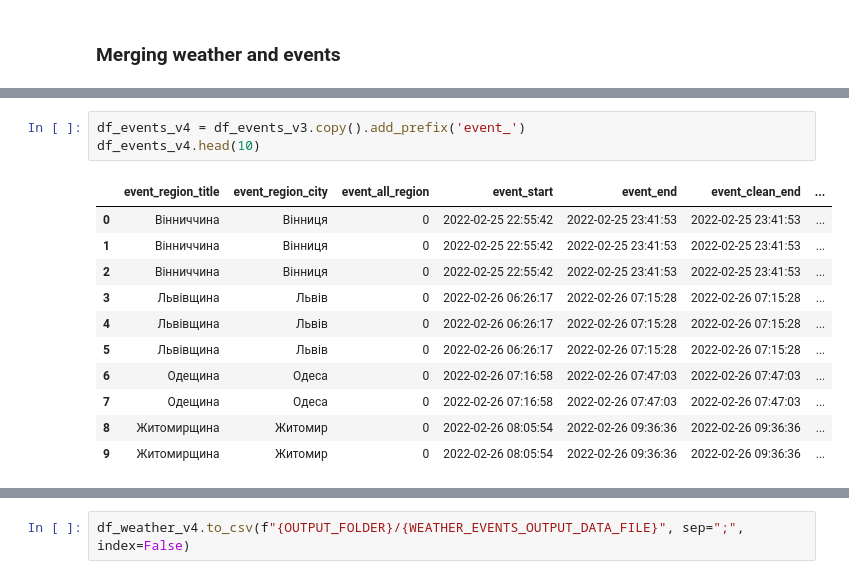
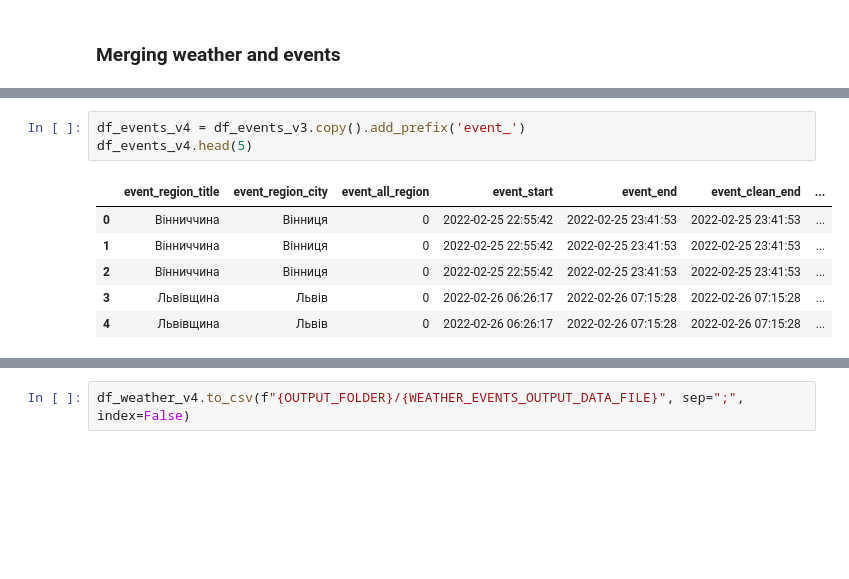
Before and after one commit to tmyroniuk/Naukma_api_project, a Jupyter notebook: 2.3. Data Preprocessing.ipynb, the cells around one changed output, grey strips where cells are left out. Saved outputs shown, nothing was run; the diff lists cells and outputs as text; blank space fills up the shorter version.

```diff
--- a/2.3. Data Preprocessing.ipynb
+++ b/2.3. Data Preprocessing.ipynb
@@ -410,18 +348,13 @@ df_events_v3.head(10)
 # %%
 df_events_v4 = df_events_v3.copy().add_prefix('event_')
-df_events_v4.head(10)
+df_events_v4.head(5)
 # %% [output]
 |  | event_region_title | event_region_city | event_all_region | event_start | event_end | event_clean_end | ... |
 | 0 | Вінниччина | Вінниця | 0 | 2022-02-25 22:55:42 | 2022-02-25 23:41:53 | 2022-02-25 23:41:53 | ... |
 | 1 | Вінниччина | Вінниця | 0 | 2022-02-25 22:55:42 | 2022-02-25 23:41:53 | 2022-02-25 23:41:53 | ... |
 | 2 | Вінниччина | Вінниця | 0 | 2022-02-25 22:55:42 | 2022-02-25 23:41:53 | 2022-02-25 23:41:53 | ... |
 | 3 | Львівщина | Львів | 0 | 2022-02-26 06:26:17 | 2022-02-26 07:15:28 | 2022-02-26 07:15:28 | ... |
 | 4 | Львівщина | Львів | 0 | 2022-02-26 06:26:17 | 2022-02-26 07:15:28 | 2022-02-26 07:15:28 | ... |
-| 5 | Львівщина | Львів | 0 | 2022-02-26 06:26:17 | 2022-02-26 07:15:28 | 2022-02-26 07:15:28 | ... |
-| 6 | Одещина | Одеса | 0 | 2022-02-26 07:16:58 | 2022-02-26 07:47:03 | 2022-02-26 07:47:03 | ... |
-| 7 | Одещина | Одеса | 0 | 2022-02-26 07:16:58 | 2022-02-26 07:47:03 | 2022-02-26 07:47:03 | ... |
-| 8 | Житомирщина | Житомир | 0 | 2022-02-26 08:05:54 | 2022-02-26 09:36:36 | 2022-02-26 09:36:36 | ... |
-| 9 | Житомирщина | Житомир | 0 | 2022-02-26 08:05:54 | 2022-02-26 09:36:36 | 2022-02-26 09:36:36 | ... |
 # %%
 df_weather_v4 = df_weather_reg.merge(df_events_v4,
                                      how="left",
```
Also changed, not shown: parts of 31 cells of this notebook, 3 other files.
